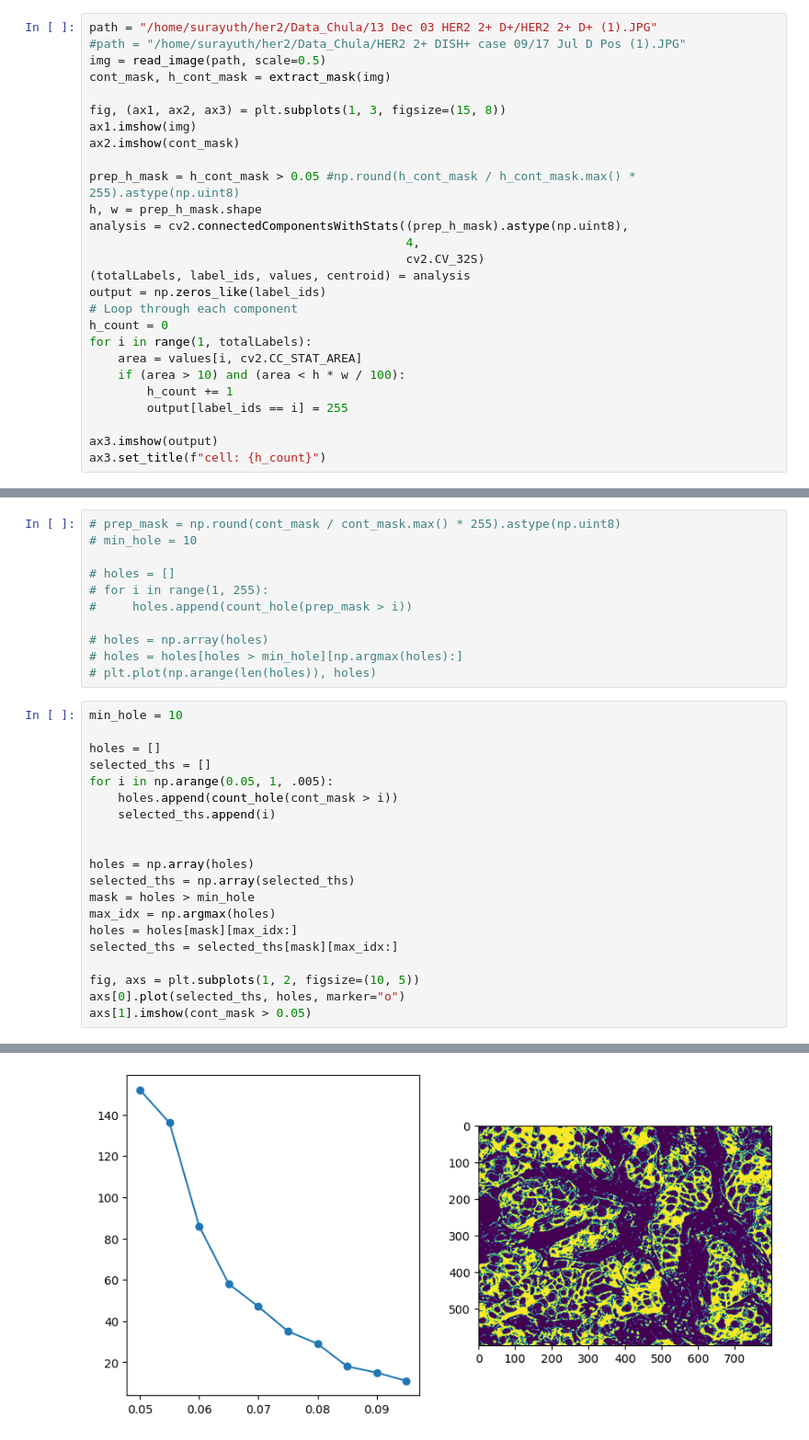
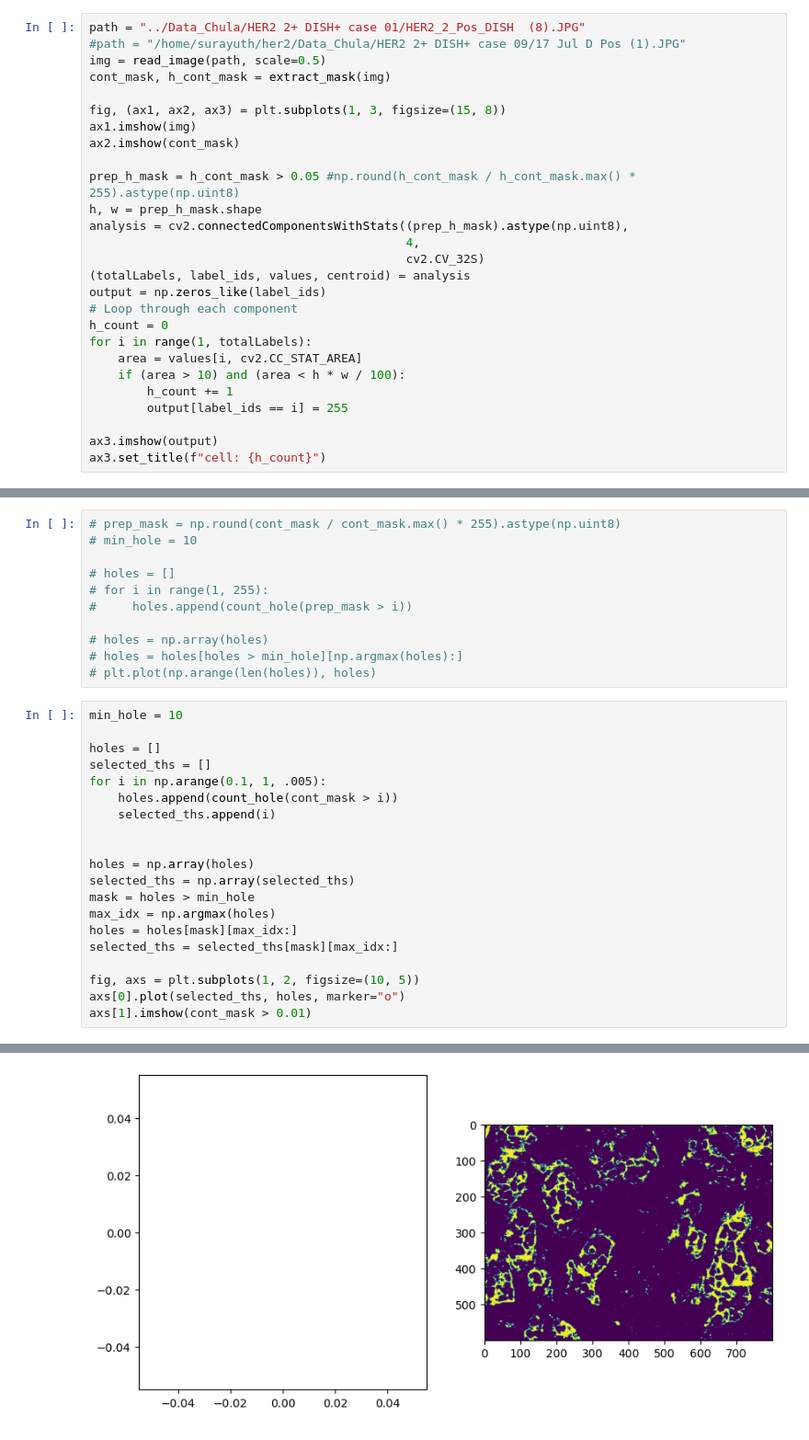
Before and after one commit to Surayuth/her2ml, a Jupyter notebook: notebooks/extract_feat_v3.ipynb, the cells around one changed output, grey strips where cells are left out. Shown at 92% size. Cells and saved outputs as stored; diff of their text form.

```diff
--- a/notebooks/extract_feat_v3.ipynb
+++ b/notebooks/extract_feat_v3.ipynb
@@ -64,7 +64,7 @@ def count_cell(h_mask, min_area=200):
             h_count += 1
     return h_count
 # %%
-path = "/home/surayuth/her2/Data_Chula/13 Dec 03 HER2 2+ D+/HER2 2+ D+ (1).JPG"
+path = "../Data_Chula/HER2 2+ DISH+ case 01/HER2_2_Pos_DISH  (8).JPG"
 #path = "/home/surayuth/her2/Data_Chula/HER2 2+ DISH+ case 09/17 Jul D Pos (1).JPG"
 img = read_image(path, scale=0.5)
 cont_mask, h_cont_mask = extract_mask(img)
@@ -113,23 +113,23 @@ plt.imshow(prep_mask > 50)
 # %%
 min_hole = 10
 
 holes = []
 selected_ths = []
-for i in np.arange(0.05, 1, .005):
+for i in np.arange(0.1, 1, .005):
     holes.append(count_hole(cont_mask > i))
     selected_ths.append(i)
 
 
 holes = np.array(holes)
 selected_ths = np.array(selected_ths)
 mask = holes > min_hole
 max_idx = np.argmax(holes)
 holes = holes[mask][max_idx:]
 selected_ths = selected_ths[mask][max_idx:]
 
 fig, axs = plt.subplots(1, 2, figsize=(10, 5))
 axs[0].plot(selected_ths, holes, marker="o")
-axs[1].imshow(cont_mask > 0.05)
+axs[1].imshow(cont_mask > 0.01)
 # %% [output]
 <matplotlib.image.AxesImage at 0x...>
-[figure, old version]
+[figure, new version]
```
Also changed, not shown: parts of 2 cells of this notebook, 1 other file.
